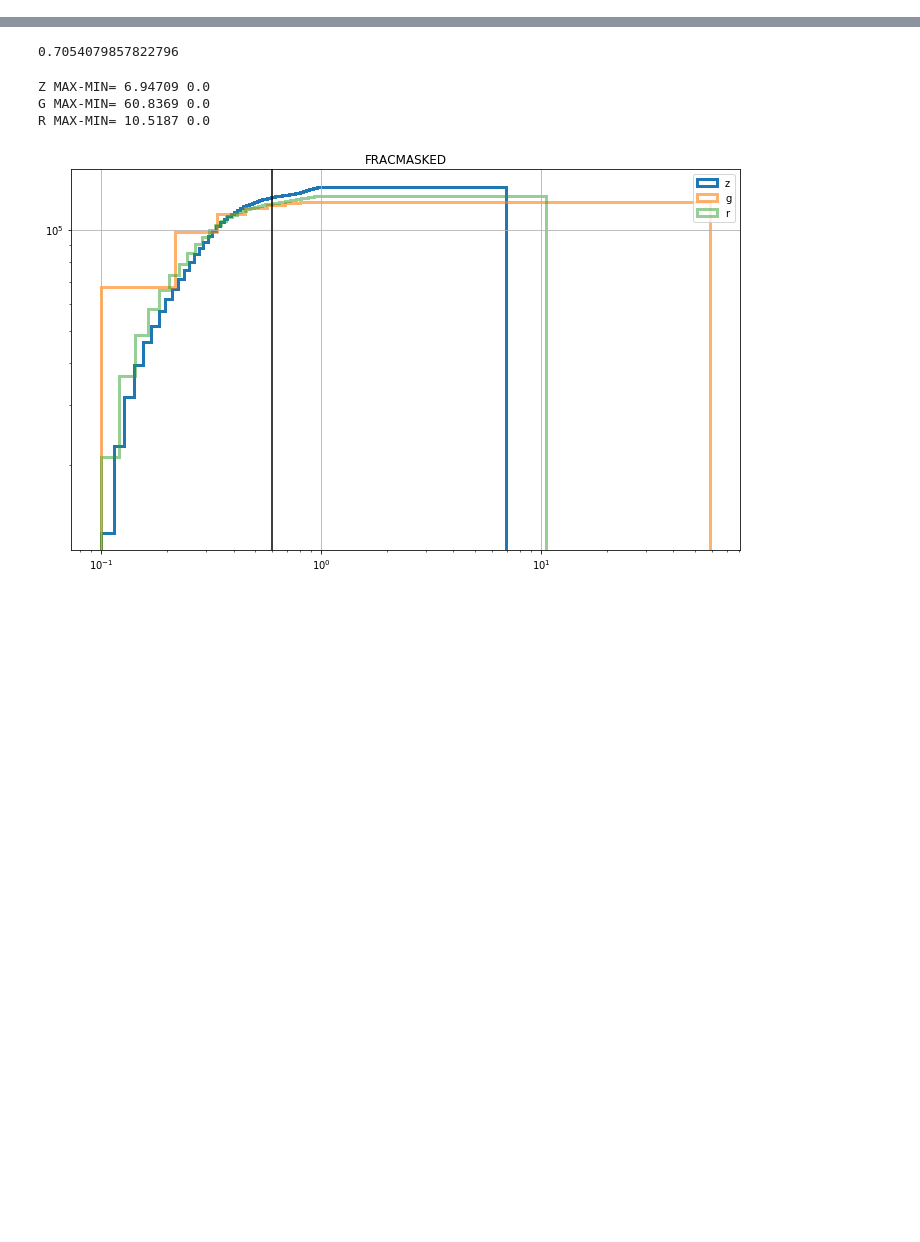
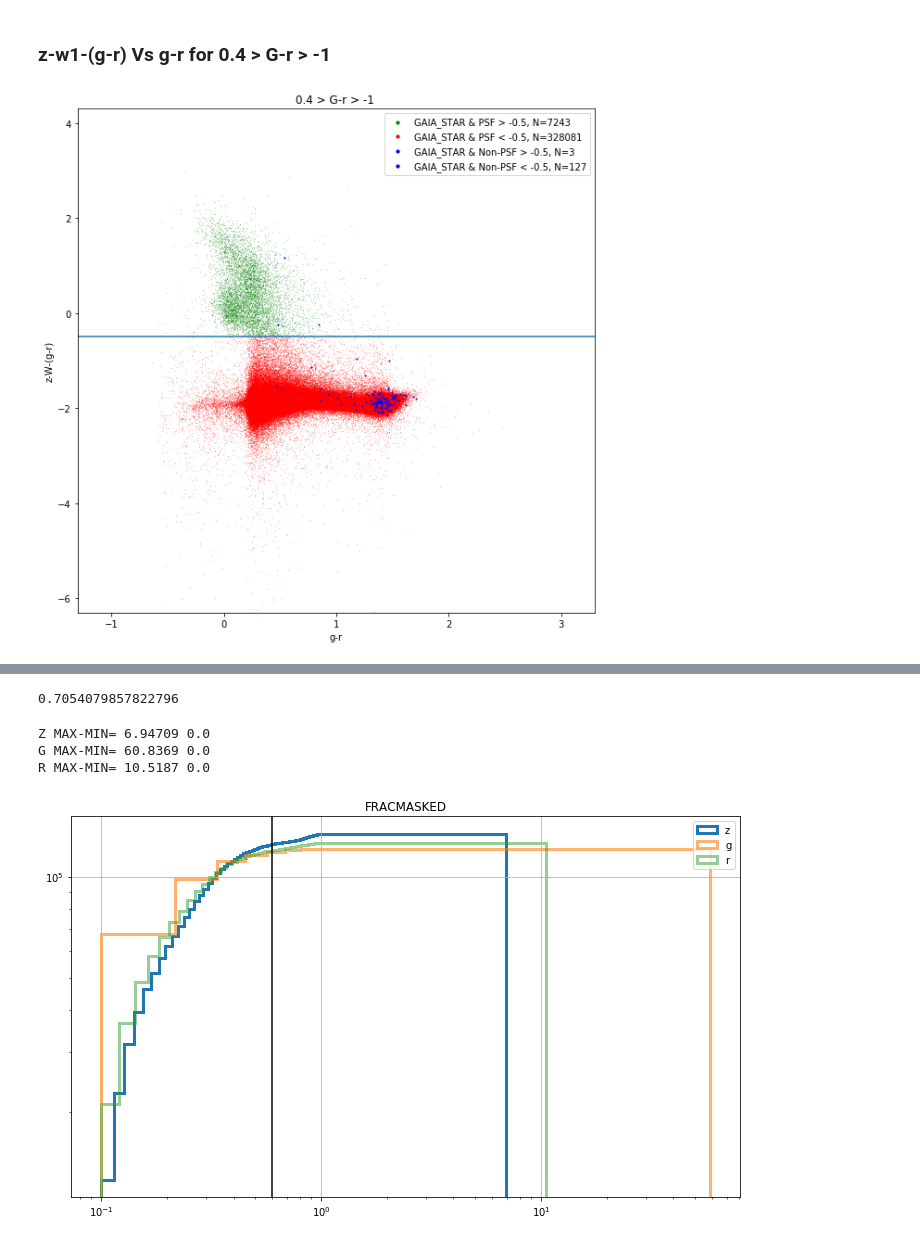
Before and after one commit to qmxp55/DESI-match, a Jupyter notebook: star_galaxy_separation.ipynb, the cells around one changed output, grey strips where cells are left out. Saved outputs shown, nothing was run; the diff lists cells and outputs as text; code cells hidden in the pictures; blank space fills up the shorter version.

```diff
--- a/star_galaxy_separation.ipynb
+++ b/star_galaxy_separation.ipynb
@@ -347,0 +360,47 @@ plt.show()
+# %% [markdown]
+### z-w1-(g-r) Vs g-r for 0.4 > G-r > -1
+# %%
+del GAIA_STAR
+del g,r,z,w1,G
+
+mask_star = np.logical_and(Grr < 0.4, Grr > -1)
+GAIA_STAR = cat[mask_star]
+g, r, z, w1, G = get_mag_decals(GAIA_STAR)
+GAIA_STARup =GAIA_STAR[z - w1 - (g - r) > -0.5]
+GAIA_STARdown =GAIA_STAR[z - w1 - (g - r) < -0.5]
+
+g1, r1, z1, w11, G1 = get_mag_decals(GAIA_STARup)
+g2, r2, z2, w12, G2 = get_mag_decals(GAIA_STARdown)
+
+#GAIA ULTIMATE STARS UP
+gr_psf_up = g1[GAIA_STARup['TYPE'] == b'PSF '] - r1[GAIA_STARup['TYPE'] == b'PSF ']
+zw_psf_up = z1[GAIA_STARup['TYPE'] == b'PSF '] - w11[GAIA_STARup['TYPE'] == b'PSF '] - (gr_psf_up)
+gr_nopsf_up = g1[GAIA_STARup['TYPE'] != b'PSF '] - r1[GAIA_STARup['TYPE'] != b'PSF ']
+zw_nopsf_up = z1[GAIA_STARup['TYPE'] != b'PSF '] - w11[GAIA_STARup['TYPE'] != b'PSF '] - (gr_nopsf_up)
+#GAIA ULTIMATE STARS DOWN
+gr_psf_down = g2[GAIA_STARdown['TYPE'] == b'PSF '] - r2[GAIA_STARdown['TYPE'] == b'PSF ']
+zw_psf_down = z2[GAIA_STARdown['TYPE'] == b'PSF '] - w12[GAIA_STARdown['TYPE'] == b'PSF '] - (gr_psf_down)
+gr_nopsf_down = g2[GAIA_STARdown['TYPE'] != b'PSF '] - r2[GAIA_STARdown['TYPE'] != b'PSF ']
+zw_nopsf_down = z2[GAIA_STARdown['TYPE'] != b'PSF '] - w12[GAIA_STARdown['TYPE'] != b'PSF '] - (gr_nopsf_down)
+
+plt.figure(figsize=(10, 10))
+
+plt.scatter(gr_psf_up, zw_psf_up, s=0.01, color='green', label = r'GAIA_STAR & PSF > -0.5, N=%g' %(len(zw_psf_up)))
+plt.scatter(gr_psf_down, zw_psf_down, s=0.01, color='red', label = r'GAIA_STAR & PSF < -0.5, N=%g' %(len(zw_psf_down)))
+
+plt.scatter(gr_nopsf_up, zw_nopsf_up, s=1, color='blue', label = r'GAIA_STAR & Non-PSF > -0.5, N=%g' %(len(zw_nopsf_up)))
+plt.scatter(gr_nopsf_down, zw_nopsf_down, s=1, color='blue', label = r'GAIA_STAR & Non-PSF < -0.5, N=%g' %(len(zw_nopsf_down)))
+plt.axhline(-0.5)
+
+plt.xlabel(r'g-r')
+plt.ylabel(r'z-W-(g-r)')
+plt.title(r'0.4 > G-r > -1 ')
+#plt.grid()
+plt.xlim(-1.3, 3.3)
+plt.ylim(-6.3, 4.3)
+lgnd = plt.legend()
+for handle in lgnd.legendHandles:
+    handle.set_sizes([10.0])
+plt.show()
+# %% [output]
+[figure, added]
```
Also changed, not shown: parts of 32 cells of this notebook.
